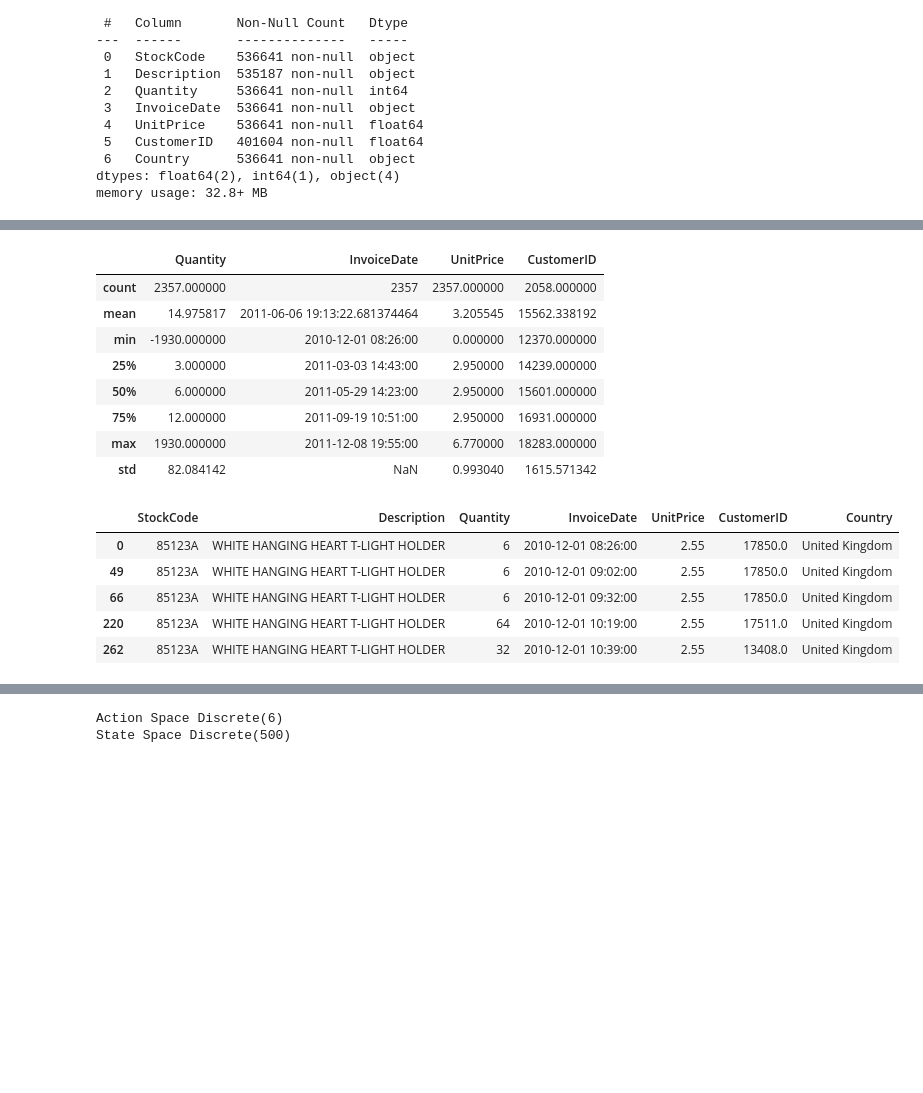
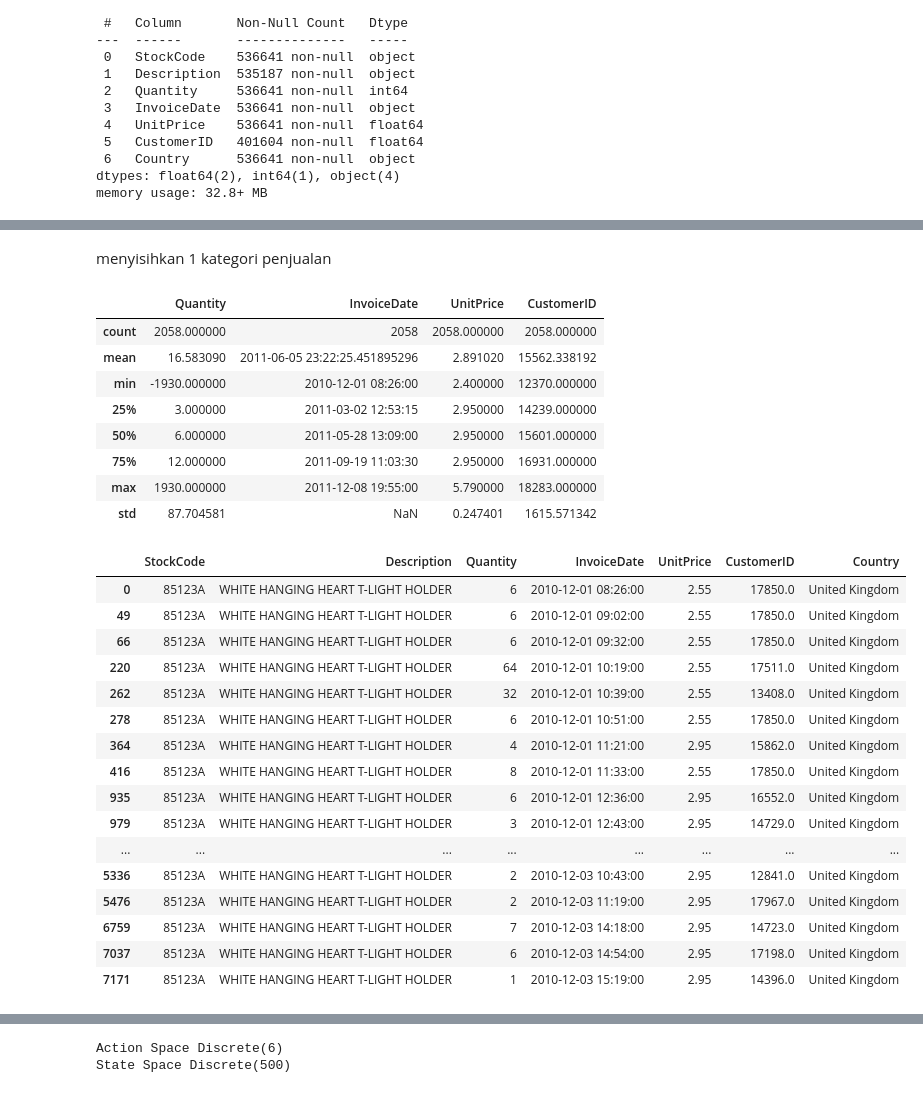
Before and after one commit to FadhliR0302/Dynamic-Pricing, a Jupyter notebook: Cleaning Data.ipynb, the cells around one changed output, grey strips where cells are left out. Drawn from its saved outputs; the diff is of its cells as text; code cells hidden in the pictures; blank space fills up the shorter version.

```diff
--- a/Cleaning Data.ipynb
+++ b/Cleaning Data.ipynb
@@ -89,4 +97,2 @@ df.isna()
 # %%
 df.dropna(axis=0, inplace=True)
-# %%
-df['InvoiceDate'] = pd.to_datetime(df['InvoiceDate'])
@@ -147,23 +119,36 @@ Name: count, dtype: int64
+# %% [markdown]
+menyisihkan 1 kategori penjualan
 # %%
 df1 = df[df['Description'].isin(['WHITE HANGING HEART T-LIGHT HOLDER'])]
 # %%
 df1.describe()
 # %% [output]
 |  | Quantity | InvoiceDate | UnitPrice | CustomerID |
-| count | 2357.000000 | 2357 | 2357.000000 | 2058.000000 |
-| mean | 14.975817 | 2011-06-06 19:13:22.681374464 | 3.205545 | 15562.338192 |
-| min | -1930.000000 | 2010-12-01 08:26:00 | 0.000000 | 12370.000000 |
-| 25% | 3.000000 | 2011-03-03 14:43:00 | 2.950000 | 14239.000000 |
-| 50% | 6.000000 | 2011-05-29 14:23:00 | 2.950000 | 15601.000000 |
-| 75% | 12.000000 | 2011-09-19 10:51:00 | 2.950000 | 16931.000000 |
-| max | 1930.000000 | 2011-12-08 19:55:00 | 6.770000 | 18283.000000 |
-| std | 82.084142 | NaN | 0.993040 | 1615.571342 |
+| count | 2058.000000 | 2058 | 2058.000000 | 2058.000000 |
+| mean | 16.583090 | 2011-06-05 23:22:25.451895296 | 2.891020 | 15562.338192 |
+| min | -1930.000000 | 2010-12-01 08:26:00 | 2.400000 | 12370.000000 |
+| 25% | 3.000000 | 2011-03-02 12:53:15 | 2.950000 | 14239.000000 |
+| 50% | 6.000000 | 2011-05-28 13:09:00 | 2.950000 | 15601.000000 |
+| 75% | 12.000000 | 2011-09-19 11:03:30 | 2.950000 | 16931.000000 |
+| max | 1930.000000 | 2011-12-08 19:55:00 | 5.790000 | 18283.000000 |
+| std | 87.704581 | NaN | 0.247401 | 1615.571342 |
 # %%
-df1.head()
+df1.head(40)
 # %% [output]
 |  | StockCode | Description | Quantity | InvoiceDate | UnitPrice | CustomerID | Country |
 | 0 | 85123A | WHITE HANGING HEART T-LIGHT HOLDER | 6 | 2010-12-01 08:26:00 | 2.55 | 17850.0 | United Kingdom |
 | 49 | 85123A | WHITE HANGING HEART T-LIGHT HOLDER | 6 | 2010-12-01 09:02:00 | 2.55 | 17850.0 | United Kingdom |
 | 66 | 85123A | WHITE HANGING HEART T-LIGHT HOLDER | 6 | 2010-12-01 09:32:00 | 2.55 | 17850.0 | United Kingdom |
 | 220 | 85123A | WHITE HANGING HEART T-LIGHT HOLDER | 64 | 2010-12-01 10:19:00 | 2.55 | 17511.0 | United Kingdom |
 | 262 | 85123A | WHITE HANGING HEART T-LIGHT HOLDER | 32 | 2010-12-01 10:39:00 | 2.55 | 13408.0 | United Kingdom |
+| 278 | 85123A | WHITE HANGING HEART T-LIGHT HOLDER | 6 | 2010-12-01 10:51:00 | 2.55 | 17850.0 | United Kingdom |
+| 364 | 85123A | WHITE HANGING HEART T-LIGHT HOLDER | 4 | 2010-12-01 11:21:00 | 2.95 | 15862.0 | United Kingdom |
+| 416 | 85123A | WHITE HANGING HEART T-LIGHT HOLDER | 8 | 2010-12-01 11:33:00 | 2.55 | 17850.0 | United Kingdom |
+| 935 | 85123A | WHITE HANGING HEART T-LIGHT HOLDER | 6 | 2010-12-01 12:36:00 | 2.95 | 16552.0 | United Kingdom |
+| 979 | 85123A | WHITE HANGING HEART T-LIGHT HOLDER | 3 | 2010-12-01 12:43:00 | 2.95 | 14729.0 | United Kingdom |
+| ... | ... | ... | ... | ... | ... | ... | ... |
+| 5336 | 85123A | WHITE HANGING HEART T-LIGHT HOLDER | 2 | 2010-12-03 10:43:00 | 2.95 | 12841.0 | United Kingdom |
+| 5476 | 85123A | WHITE HANGING HEART T-LIGHT HOLDER | 2 | 2010-12-03 11:19:00 | 2.95 | 17967.0 | United Kingdom |
+| 6759 | 85123A | WHITE HANGING HEART T-LIGHT HOLDER | 7 | 2010-12-03 14:18:00 | 2.95 | 14723.0 | United Kingdom |
+| 7037 | 85123A | WHITE HANGING HEART T-LIGHT HOLDER | 6 | 2010-12-03 14:54:00 | 2.95 | 17198.0 | United Kingdom |
+| 7171 | 85123A | WHITE HANGING HEART T-LIGHT HOLDER | 1 | 2010-12-03 15:19:00 | 2.95 | 14396.0 | United Kingdom |
```
Also changed, not shown: parts of 39 cells of this notebook.
